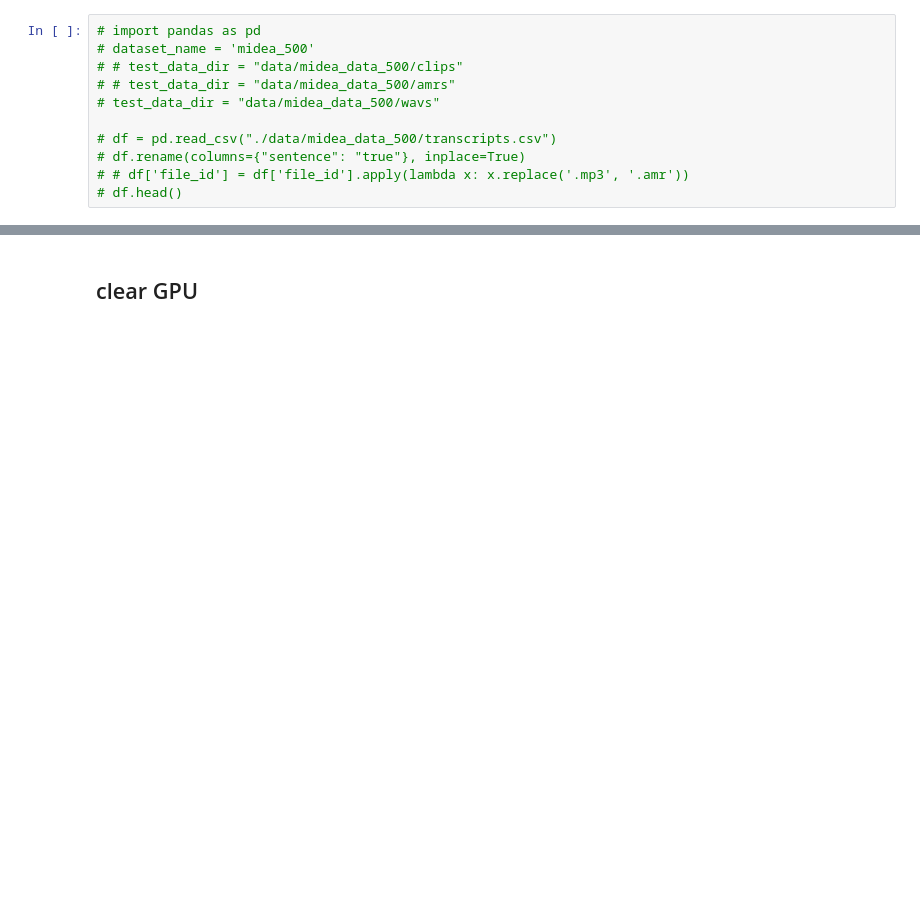
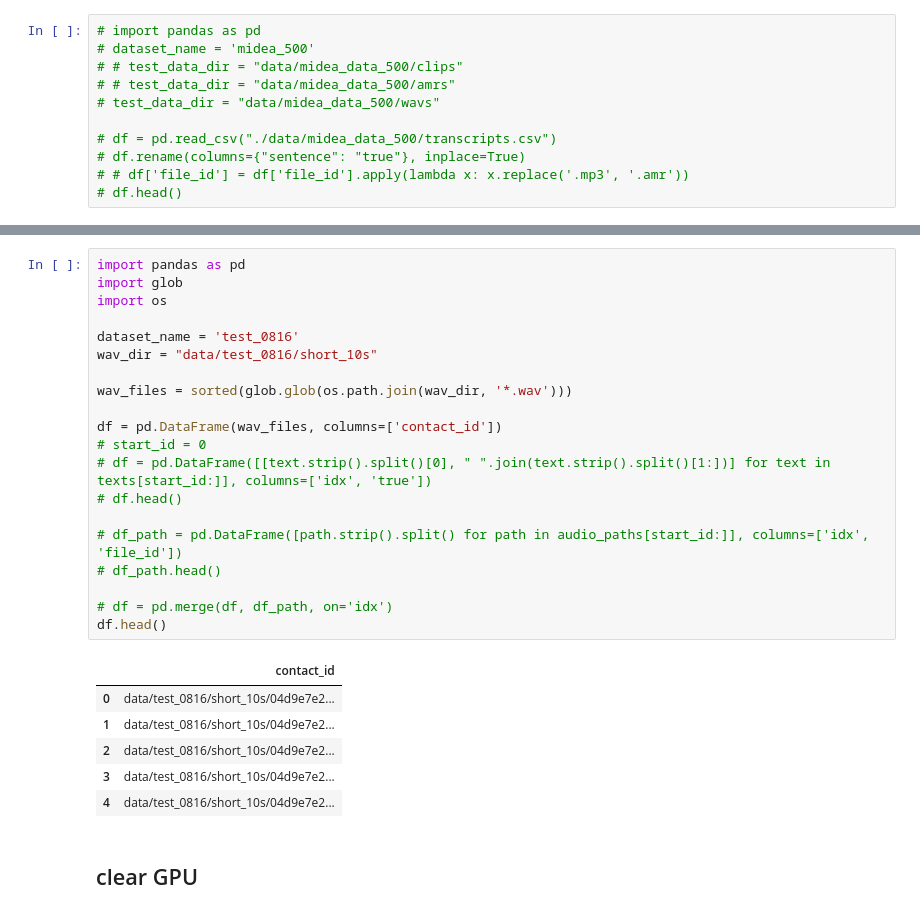
Before and after one commit to Chevolier/whisper, a Jupyter notebook: test.ipynb, the cells around one changed output, grey strips where cells are left out. Saved outputs shown, nothing was run; the diff lists cells and outputs as text; blank space fills up the shorter version.

```diff
--- a/test.ipynb
+++ b/test.ipynb
@@ -139,3 +137,30 @@ df.head()
+# %%
+import pandas as pd
+import glob
+import os
+
+dataset_name = 'test_0816'
+wav_dir = "data/test_0816/short_10s"
+
+wav_files = sorted(glob.glob(os.path.join(wav_dir, '*.wav')))
+
+df = pd.DataFrame(wav_files, columns=['contact_id'])
+# start_id = 0
+# df = pd.DataFrame([[text.strip().split()[0], " ".join(text.strip().split()[1:])] for text in texts[start_id:]], columns=['idx', 'true'])
+# df.head()
+
+# df_path = pd.DataFrame([path.strip().split() for path in audio_paths[start_id:]], columns=['idx', 'file_id'])
+# df_path.head()
+
+# df = pd.merge(df, df_path, on='idx')
+df.head()
+# %% [output]
+|  | contact_id |
+| 0 | data/test_0816/short_10s/04d9e7e2... |
+| 1 | data/test_0816/short_10s/04d9e7e2... |
+| 2 | data/test_0816/short_10s/04d9e7e2... |
+| 3 | data/test_0816/short_10s/04d9e7e2... |
+| 4 | data/test_0816/short_10s/04d9e7e2... |
 # %% [markdown]
 ## clear GPU
 # %%
```
Also changed, not shown: parts of 19 cells of this notebook, 2 other files.
